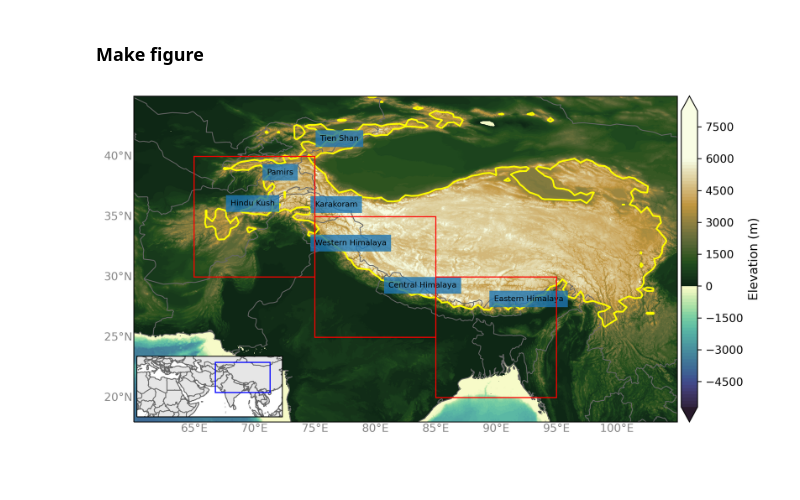
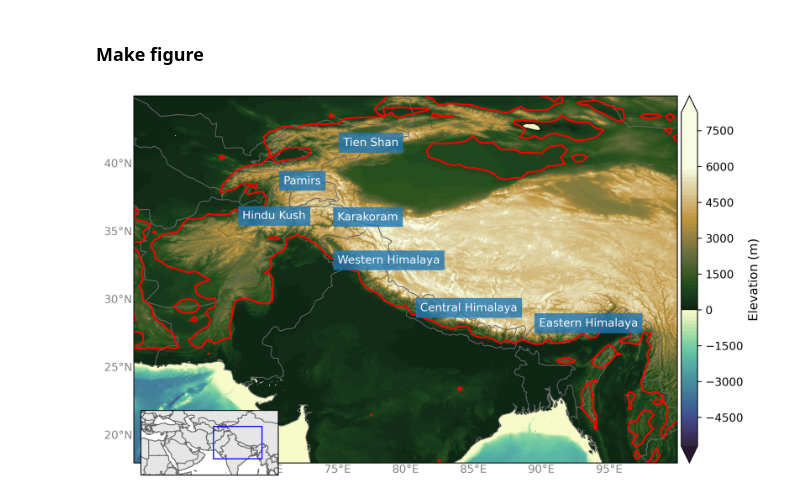
Before and after one commit to dlnash/AR_types, a Jupyter notebook: analysis/fig1_elevation.ipynb, the cells around one changed output. Cells and saved outputs as stored; diff of their text form; code cells hidden in the pictures; blank space fills up the shorter version.

```diff
--- a/analysis/fig1_elevation.ipynb
+++ b/analysis/fig1_elevation.ipynb
@@ -103,8 +103,8 @@ fmt = 'png'
 
 nrows = 1
 ncols = 1
-ext1 = [0, 120, 0, 50]
-ext2 = [60, 105, 18, 45]
+ext1 = [20, 105, 10, 50]
+ext2 = [60, 100, 18, 45]
 exts = [ext1, ext2]
 # Set up Axes Grid
 axes_class = (GeoAxes,dict(map_projection=mapcrs))
@@ -128,42 +128,42 @@ for k, ax in enumerate(axgr):
                    vmin=-6000, vmax=6000,extend="both")
 
     # Contour Lines (terrain)
-    clevs=np.array([3000])
-    cs = ax.contour(newlons, newlats, regrid_topo.bedrock, clevs, colors='yellow', linewidths=1.5,
+    clevs=np.array([1000])
+    cs = ax.contour(newlons, newlats, regrid_topo.bedrock, clevs, colors='red', linewidths=1.5,
                     linestyles='solid', transform=datacrs)
 
-    # add subregions
-    add_subregion_boxes(ax=ax, subregion_xy=sr_xy, width=sr_width,
-                        height=sr_height, ecolor='red', datacrs=datacrs)
+#     # add subregions
+#     add_subregion_boxes(ax=ax, subregion_xy=sr_xy, width=sr_width,
+#                         height=sr_height, ecolor='red', datacrs=datacrs)
 
     # add hasia labels
-    add_hasia_labels(ax=ax, fntsize=12, txtcol='white')
+    add_hasia_labels(ax=ax, fntsize=10, txtcol='white')
 
     ### Add inset map  [left, bottom, width, height]
-    axins = plt.axes([0.129, 0.255, 0.2, 0.1], projection=mapcrs)
+    axins = plt.axes([0.129, 0.25, 0.2, 0.1], projection=mapcrs)
     axins.set_extent(ext1, crs=datacrs)
     # Add map features (continents and country borders)
     axins.add_feature(cfeature.LAND, facecolor='0.9')
     axins.add_feature(cfeature.BORDERS, edgecolor='0.4', linewidth=0.8)
     axins.add_feature(cfeature.COASTLINE, edgecolor='0.4', linewidth=0.8)
 
 
-    axins.add_patch(mpatches.Rectangle(xy=[65., 20], width=45, height=25,
+    axins.add_patch(mpatches.Rectangle(xy=[65., 20], width=30, height=20,
                                         fill=False,
                                         edgecolor='b',
                                         linewidth=1.0,
                                         transform=mapcrs,
                                         zorder=100))
 
 
 # Colorbar (single)
 cb = fig.colorbar(cf, axgr.cbar_axes[0], orientation='vertical', drawedges=False)
 cb.set_label('Elevation (m)', fontsize=11)
 cb.ax.tick_params(labelsize=10)
 
 fig.savefig('%s.%s' %(fname, fmt), bbox_inches='tight', dpi=fig.dpi)
 
 # Show
 plt.show()
 # %% [output]
-[figure, old version]
+[figure, new version]
```
Also changed, not shown: 12 other files.
